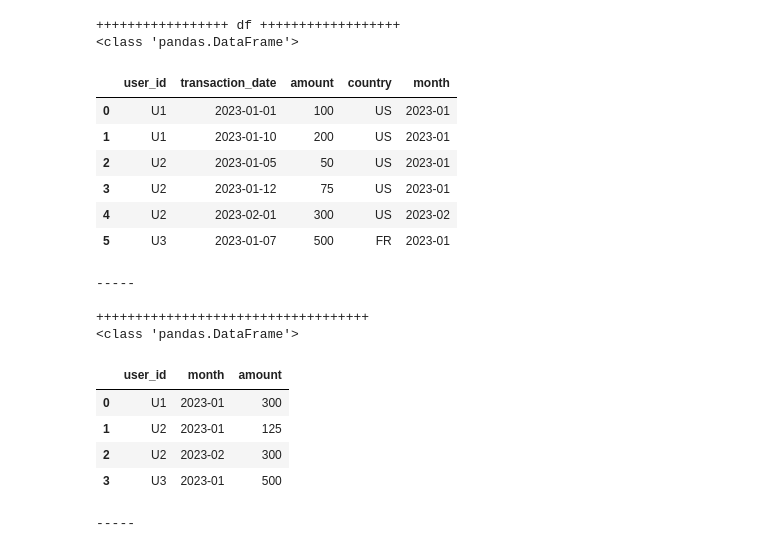
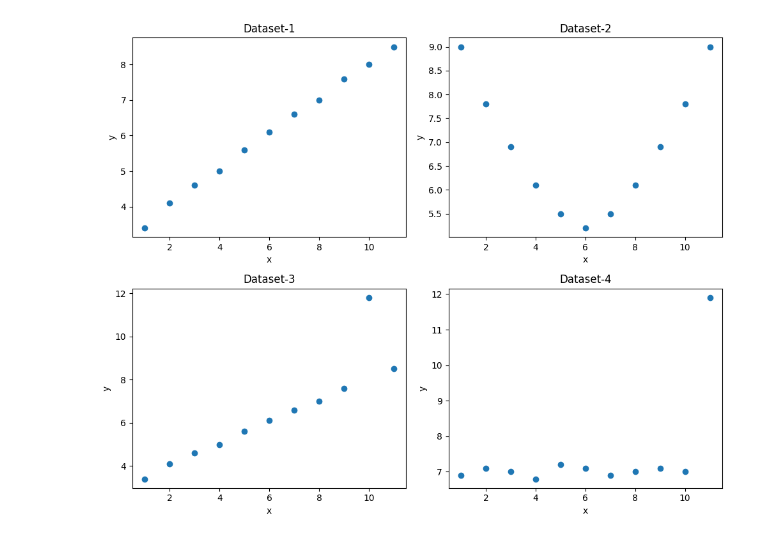
Before and after one commit to EslamKamel89/AI-ML-master-course-1, a Jupyter notebook: test.ipynb, the cells around one changed output. Drawn from its saved outputs; the diff is of its cells as text; code cells hidden in the pictures.

Commit message:
feat(data-analysis): add datasets and visualization examples using pandas, numpy, and matplotlib

```diff
--- a/test.ipynb
+++ b/test.ipynb
@@ -82,24 +6,0 @@ pr(result)
-# %%
-df['month'] = df['transaction_date'].dt.to_period('M')
-pr(df , 'df')
-pr(df.groupby(['user_id' , 'month'])['amount'].sum().reset_index())
-# %% [output]
-+++++++++++++++++ df ++++++++++++++++++
-<class 'pandas.DataFrame'>
-|  | user_id | transaction_date | amount | country | month |
-| 0 | U1 | 2023-01-01 | 100 | US | 2023-01 |
-| 1 | U1 | 2023-01-10 | 200 | US | 2023-01 |
-| 2 | U2 | 2023-01-05 | 50 | US | 2023-01 |
-| 3 | U2 | 2023-01-12 | 75 | US | 2023-01 |
-| 4 | U2 | 2023-02-01 | 300 | US | 2023-02 |
-| 5 | U3 | 2023-01-07 | 500 | FR | 2023-01 |
------
-
-+++++++++++++++++++++++++++++++++++
-<class 'pandas.DataFrame'>
-|  | user_id | month | amount |
-| 0 | U1 | 2023-01 | 300 |
-| 1 | U2 | 2023-01 | 125 |
-| 2 | U2 | 2023-02 | 300 |
-| 3 | U3 | 2023-01 | 500 |
------
@@ -105,0 +24,46 @@ pr(df.groupby(['user_id' , 'month'])['amount'].sum().reset_index())
+# %%
+
+# shared x values
+x = np.array([
+    1, 2, 3, 4, 5, 6, 7, 8, 9, 10, 11
+])
+
+# dataset 1 — clear linear pattern
+y1 = np.array([
+    3.4, 4.1, 4.6, 5.0, 5.6, 6.1, 6.6, 7.0, 7.6, 8.0, 8.5
+])
+
+# dataset 2 — curved relationship
+y2 = np.array([
+    9.0, 7.8, 6.9, 6.1, 5.5, 5.2, 5.5, 6.1, 6.9, 7.8, 9.0
+])
+
+# dataset 3 — mostly linear with one strong outlier
+y3 = np.array([
+    3.4, 4.1, 4.6, 5.0, 5.6, 6.1, 6.6, 7.0, 7.6, 11.8, 8.5
+])
+
+# dataset 4 — clustered values + one leverage point
+y4 = np.array([
+    6.9, 7.1, 7.0, 6.8, 7.2, 7.1, 6.9, 7.0, 7.1, 7.0, 11.9
+])
+
+datasets = [y1, y2, y3, y4]
+# %%
+from typing import cast
+
+from matplotlib.axes import Axes
+
+
+fig , axes = plt.subplots(2,2, figsize=(10,8))
+axes = cast(list[Axes] , axes.flatten())
+i = 0
+for ax , y in zip(axes , datasets) :
+    ax.scatter(x , y)
+    ax.set_xlabel('x')
+    ax.set_ylabel('y')
+    i += 1
+    ax.set_title(f"Dataset-{i}")
+fig.tight_layout()
+# %% [output]
+[figure, added]
```
Also changed, not shown: parts of 7 cells of this notebook.
